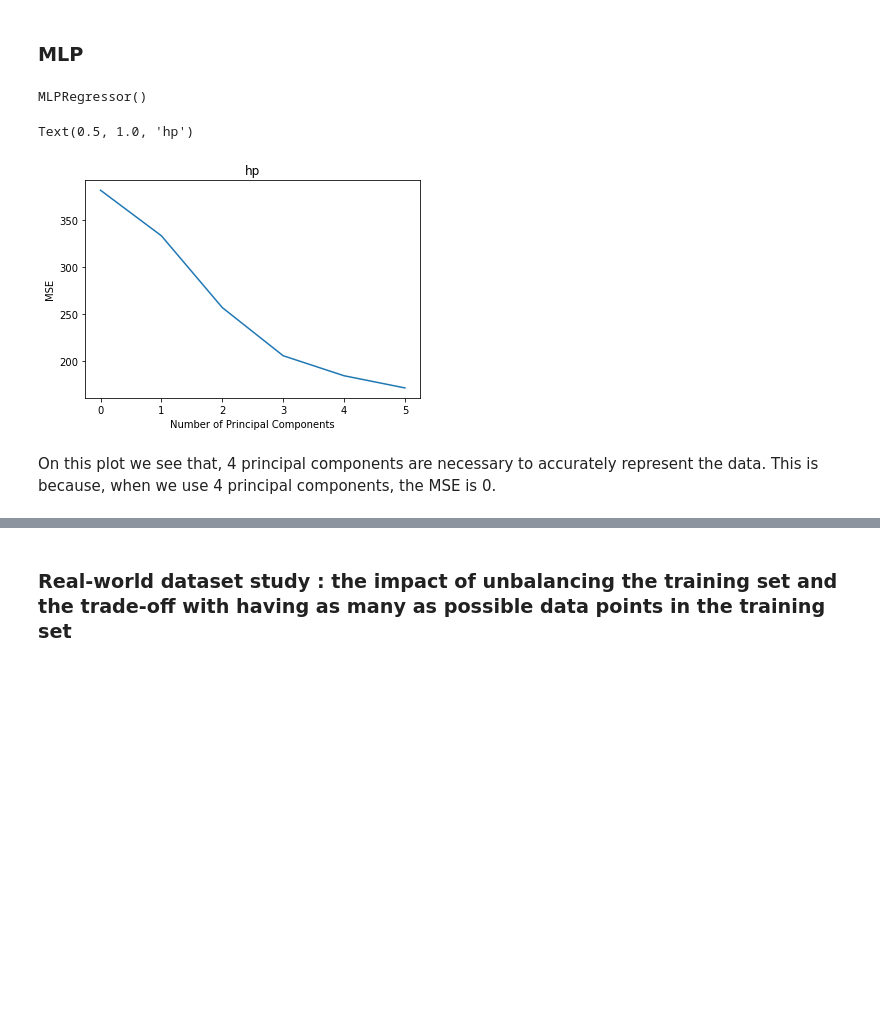
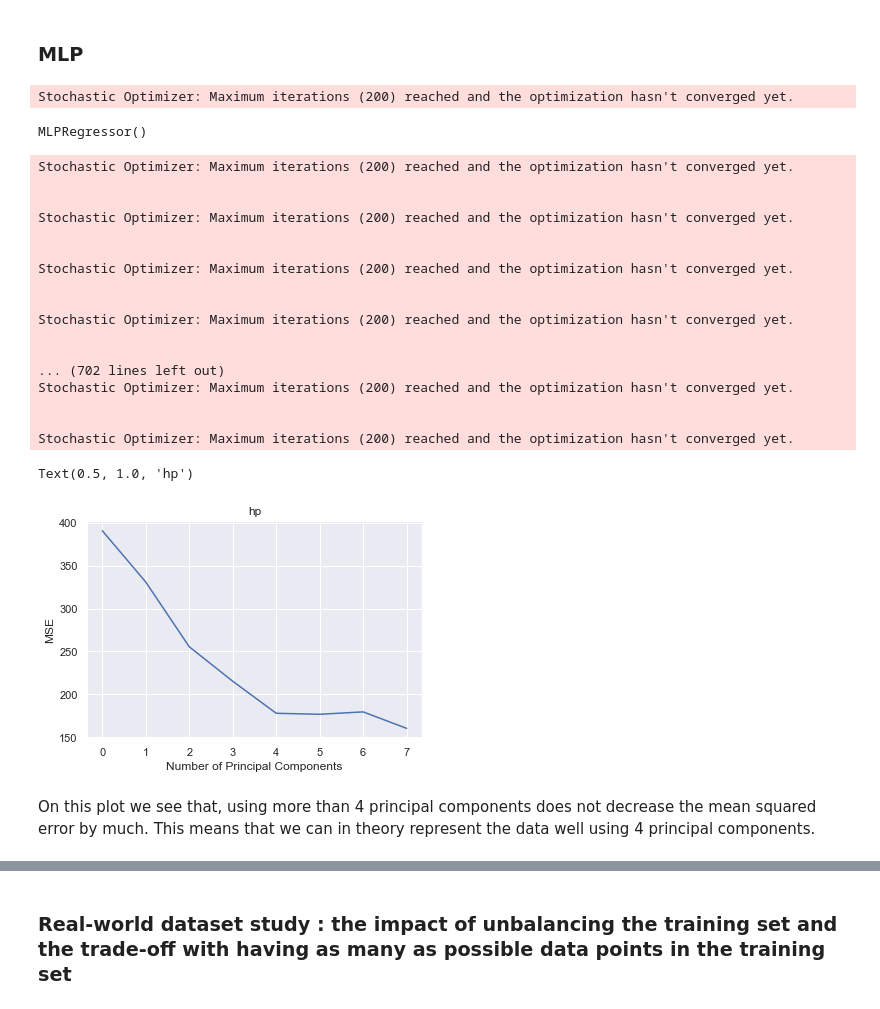
Before and after one commit to jskaf34/SFML-Project-, a Jupyter notebook: SFML_Project_SKAF_Joey_SAM_Kevin.ipynb, the cells around one changed output, grey strips where cells are left out. Saved outputs shown, nothing was run; the diff lists cells and outputs as text; code cells hidden in the pictures; blank space fills up the shorter version.

Commit message:
Finished Kevin Part (first question)

```diff
--- a/SFML_Project_SKAF_Joey_SAM_Kevin.ipynb
+++ b/SFML_Project_SKAF_Joey_SAM_Kevin.ipynb
@@ -515,8 +661,8 @@ With both algorithms we lose some information on the data by reducing the dimens
 # %% [markdown]
 ### Real dataset
 # %%
-df_real = pd.read_csv ("real_estate.csv")
-
+df_real = pd.read_csv (r'C:\Users\Kevin\Desktop\School\Master\Sem_2\SFML\Real estate.csv')
+# https://www.kaggle.com/datasets/quantbruce/real-estate-price-prediction
 
 dataframe = pd.DataFrame(df_real)
 
@@ -565,7 +711,7 @@ score = -1*model_selection.cross_val_score(reg,
 mse.append(score)
 
 # Calculate MSE using cross-validation, adding one component at a time
-for i in np.arange(1, 6):
+for i in np.arange(1, 8):
     score = -1*model_selection.cross_val_score(reg,
                train_data[:,:i], train_lbl, cv=cv, scoring='neg_mean_squared_error').mean()
     mse.append(score)
@@ -590,0 +729,5 @@ array([2, 3, 4])
+# %%
+variances = np.cumsum(np.round(pca.explained_variance_ratio_, decimals=4)*100)
+
+for i in np.arange(0,len(variances)):
+    print("Using " + str(i+1) + " components, we can represent " + str(variances[i]) + "% of the variation in the data." )
@@ -591,7 +744,7 @@ array([2, 3, 4])
 # %%
 model = linear_model.LinearRegression()
 
-for i in np.arange(2,5):
+for i in np.arange(2,8):
     predicted, r2r, r2cv, mser, mscv = pcr(X,y, model, pc=i) # Compare with using only two components.
 
     z = np.polyfit(y, predicted, 1)
@@ -617,31 +773,49 @@ regr = MLPRegressor()
 
 regr.fit(train_data,train_lbl)
 # %% [output]
-MLPRegressor()
+Stochastic Optimizer: Maximum iterations (200) reached and the optimization hasn't converged yet.
+MLPRegressor()
 # %%
 mse = []
 
 # Calculate MSE with only the intercept
 score = -1*model_selection.cross_val_score(regr,
            np.ones((len(train_data),1)),train_lbl, cv=cv,
            scoring='neg_mean_squared_error').mean()
 mse.append(score)
 
 # Calculate MSE using cross-validation, adding one component at a time
-for i in np.arange(1, 6):
+for i in np.arange(1, 8):
     score = -1*model_selection.cross_val_score(regr,
                train_data[:,:i], train_lbl, cv=cv, scoring='neg_mean_squared_error').mean()
     mse.append(score)
 
 # Plot cross-validation results
 plt.plot(mse)
 plt.xlabel('Number of Principal Components')
 plt.ylabel('MSE')
 plt.title('hp')
 # %% [output]
-Text(0.5, 1.0, 'hp')
+Stochastic Optimizer: Maximum iterations (200) reached and the optimization hasn't converged yet.
+
+
+Stochastic Optimizer: Maximum iterations (200) reached and the optimization hasn't converged yet.
+
+
+Stochastic Optimizer: Maximum iterations (200) reached and the optimization hasn't converged yet.
+
+
+Stochastic Optimizer: Maximum iterations (200) reached and the optimization hasn't converged yet.
+
+
+... (702 lines left out)
+Stochastic Optimizer: Maximum iterations (200) reached and the optimization hasn't converged yet.
+
+
+Stochastic Optimizer: Maximum iterations (200) reached and the optimization hasn't converged yet.
+Text(0.5, 1.0, 'hp')
-[figure, old version]
+[figure, new version]
 # %% [markdown]
-On this plot we see that, 4 principal components are necessary to accurately represent the data. This is because, when we use 4 principal components, the MSE is 0.
+On this plot we see that, using more than 4 principal components does not decrease the mean squared error by much. This means that we can in theory represent the data well using 4 principal components.
 # %%
 
```
Also changed, not shown: parts of 92 cells of this notebook.
